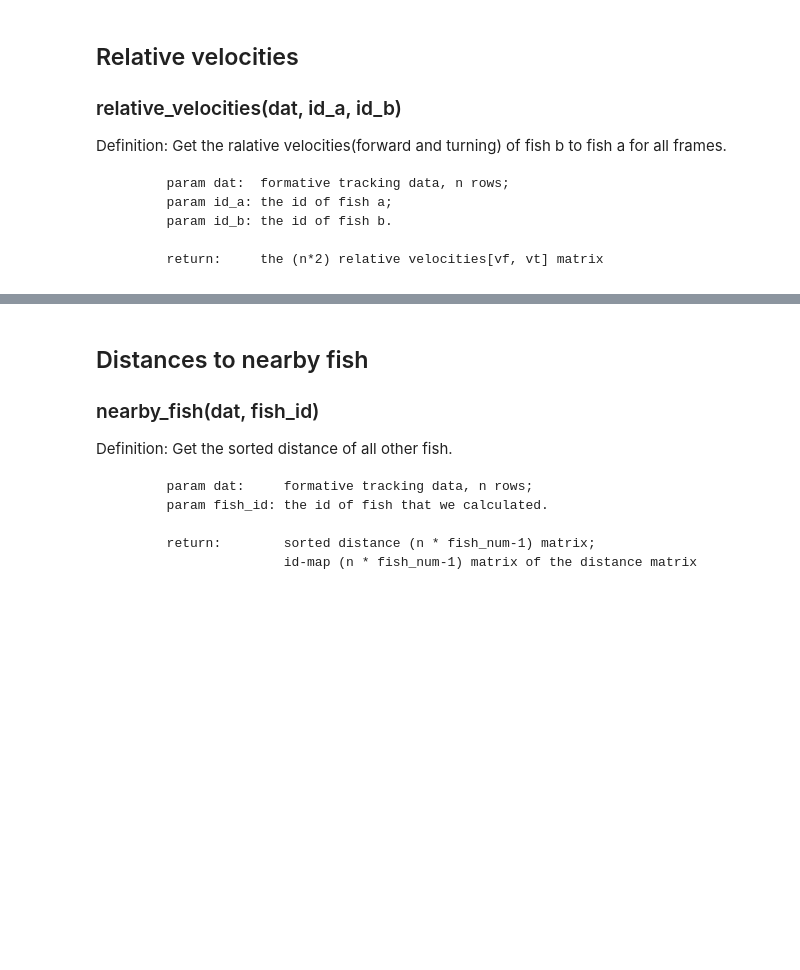
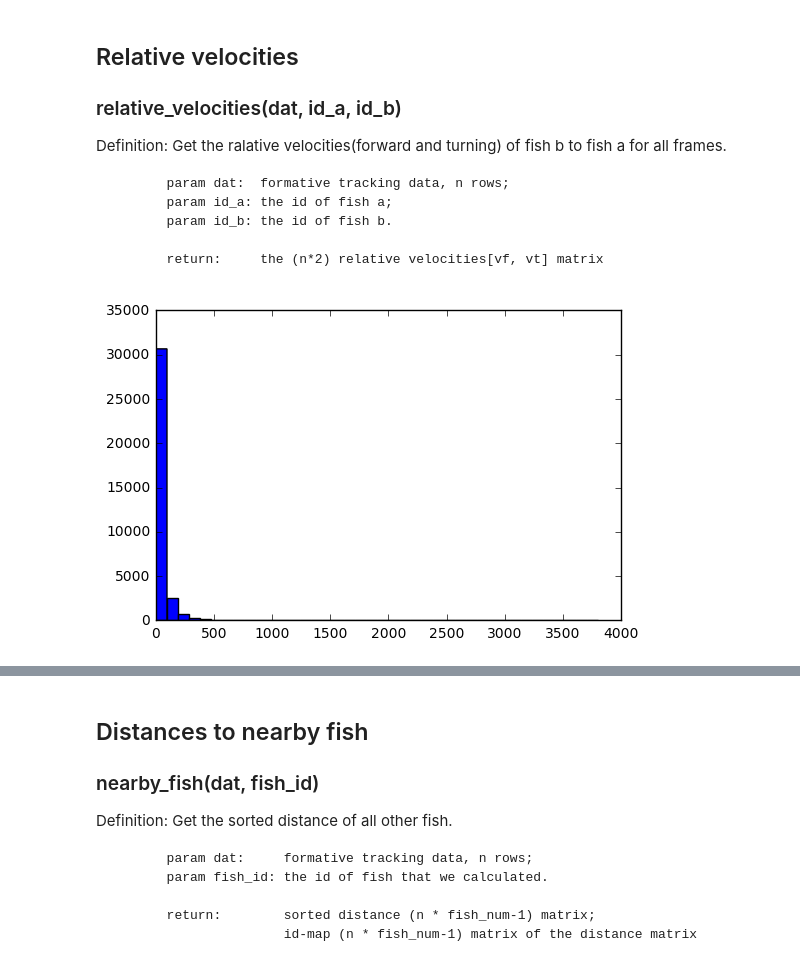
Before and after one commit to BioroboticsLab/robofish_data_analysis, a Jupyter notebook: python/sandbox/Features.ipynb, the cells around one changed output, grey strips where cells are left out. Drawn from its saved outputs; the diff is of its cells as text; code cells hidden in the pictures; blank space fills up the shorter version.

```diff
--- a/python/sandbox/Features.ipynb
+++ b/python/sandbox/Features.ipynb
@@ -90,0 +123,7 @@ fish2_to_fish1_relative_v_matrix = relative_velocities(dat, 1, 2)
+# %%
+fish2_to_fish1_relative_v_matrix = relative_velocities(dat, 1, 2)
+
+# plot histogram of fish_2 to fish_1 relative motion velocity (multiply to convert from cm/frame to cm/second)
+plt.hist(fish2_to_fish1_relative_v_matrix[:,0]*30, 40);
+# %% [output]
+[figure, added]
```
Also changed, not shown: parts of 13 cells of this notebook, 1 other file.
